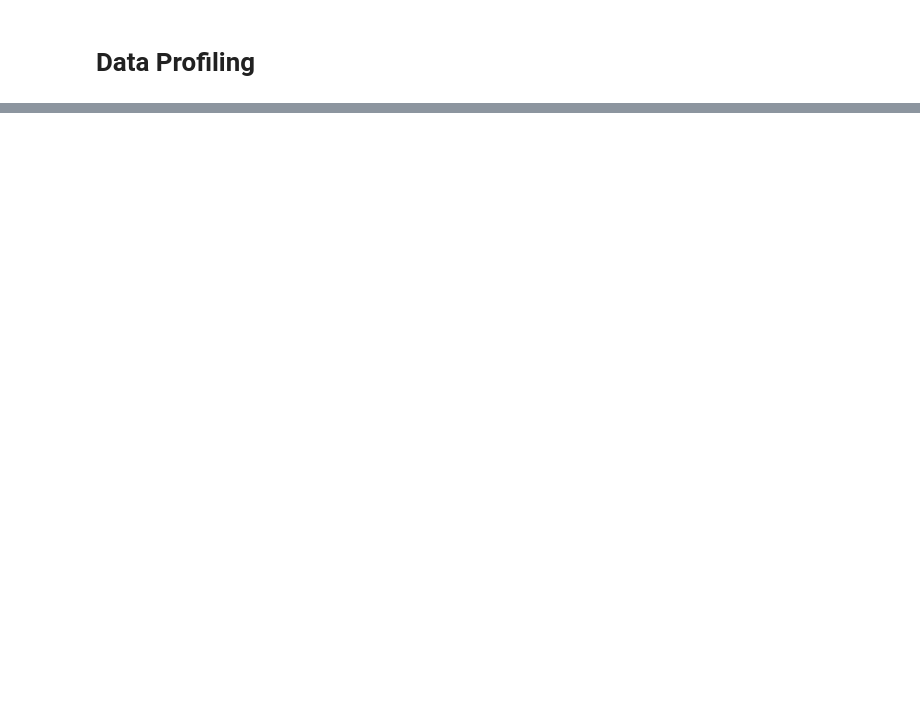
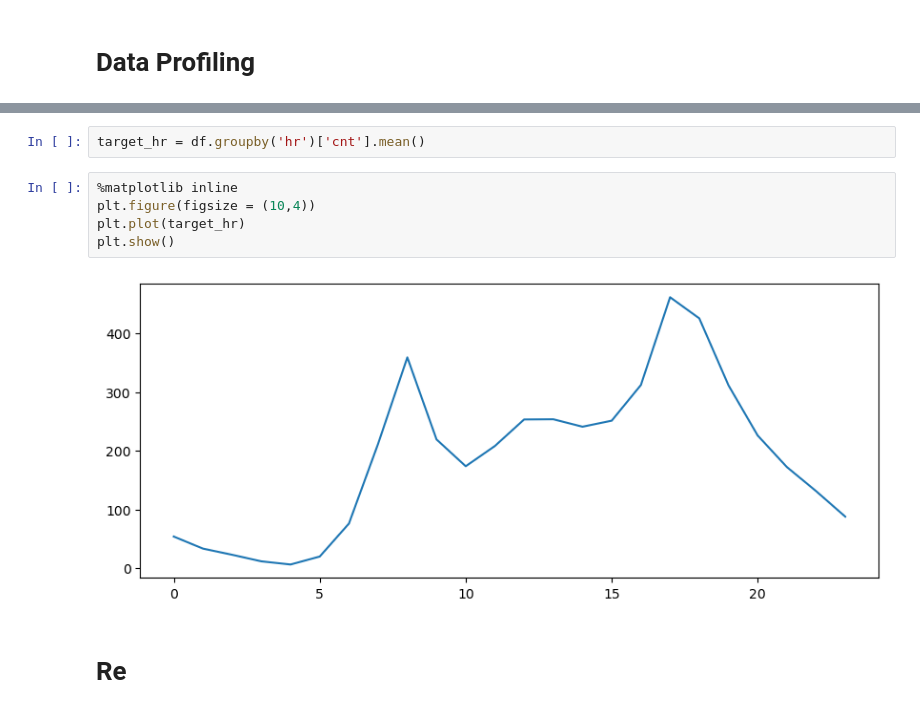
Before and after one commit to Vish-bit/ml-bike-rental-project, a Jupyter notebook: ml-app/notebooks/EDA.ipynb, the cells around one changed output, grey strips where cells are left out. Cells and saved outputs as stored; diff of their text form; blank space fills up the shorter version.

```diff
--- a/ml-app/notebooks/EDA.ipynb
+++ b/ml-app/notebooks/EDA.ipynb
@@ -68,0 +81,11 @@ profile
+# %%
+target_hr = df.groupby('hr')['cnt'].mean()
+# %%
+%matplotlib inline
+plt.figure(figsize = (10,4))
+plt.plot(target_hr)
+plt.show()
+# %% [output]
+[figure, added]
+# %% [markdown]
+# Re
```
Also changed, not shown: parts of 6 cells of this notebook.
